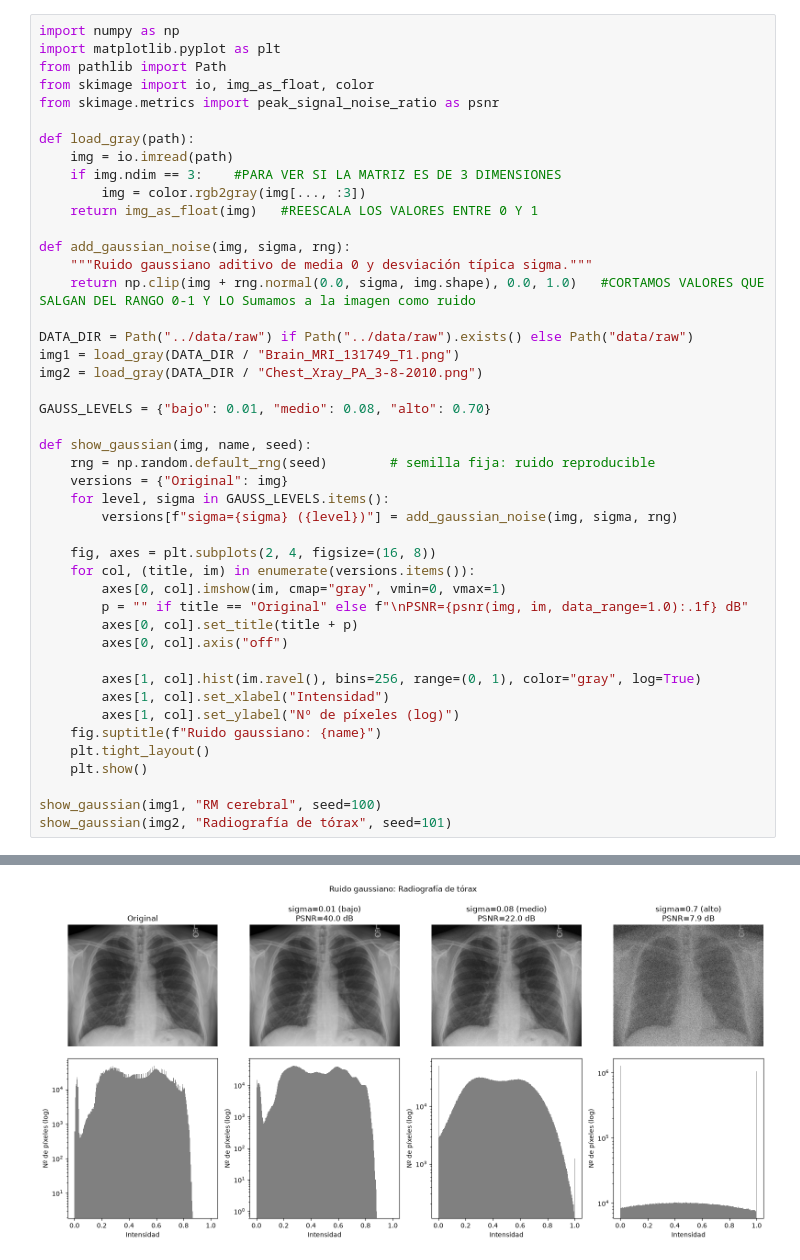
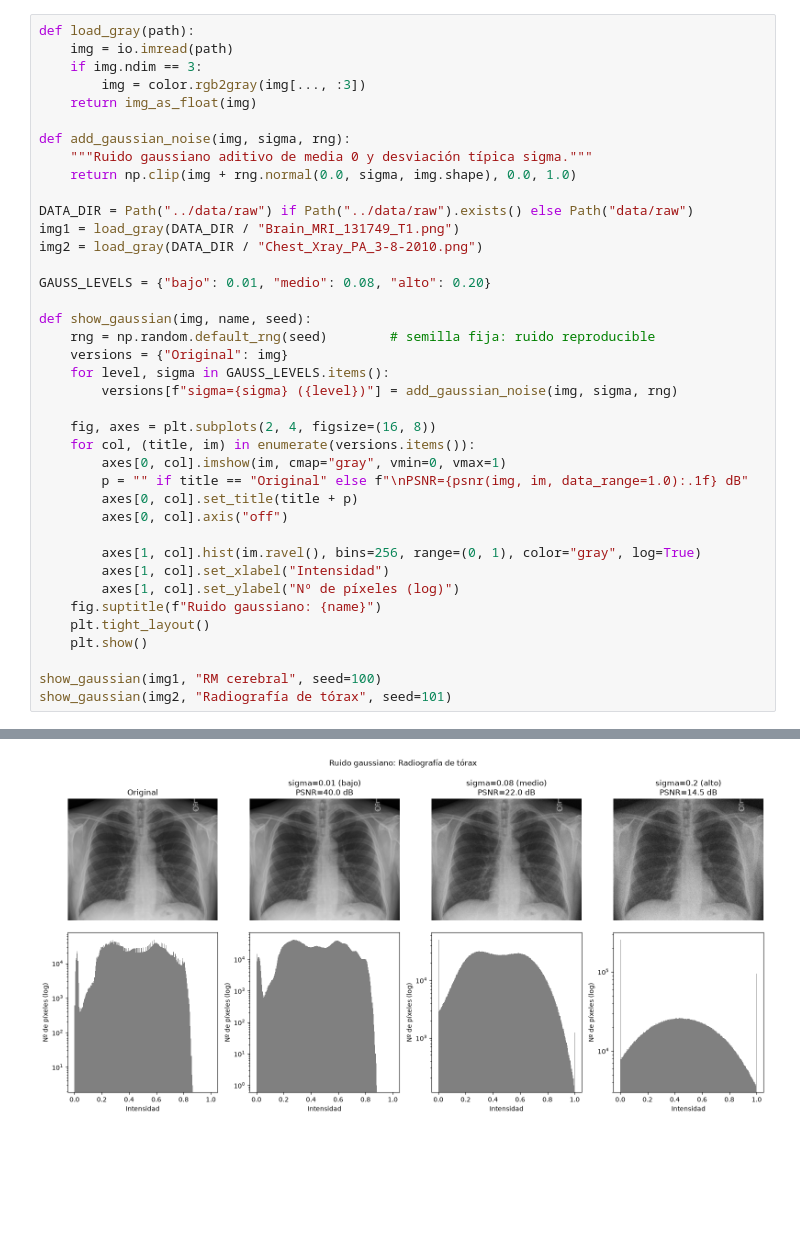
Before and after one commit to cesarrrbl06/LAB1_MIA, a Jupyter notebook: notebooks/LAB_1.ipynb, the cells around one changed output, grey strips where cells are left out. Saved outputs shown, nothing was run; the diff lists cells and outputs as text; blank space fills up the shorter version.

```diff
--- a/notebooks/LAB_1.ipynb
+++ b/notebooks/LAB_1.ipynb
@@ -35,27 +40,21 @@ plt.show()
 # %% [output]
 [figure]
 # %%
-import numpy as np
-import matplotlib.pyplot as plt
-from pathlib import Path
-from skimage import io, img_as_float, color
-from skimage.metrics import peak_signal_noise_ratio as psnr
-
 def load_gray(path):
     img = io.imread(path)
-    if img.ndim == 3:    #PARA VER SI LA MATRIZ ES DE 3 DIMENSIONES
+    if img.ndim == 3:
         img = color.rgb2gray(img[..., :3])
-    return img_as_float(img)   #REESCALA LOS VALORES ENTRE 0 Y 1
+    return img_as_float(img)
 
 def add_gaussian_noise(img, sigma, rng):
     """Ruido gaussiano aditivo de media 0 y desviación típica sigma."""
-    return np.clip(img + rng.normal(0.0, sigma, img.shape), 0.0, 1.0)   #CORTAMOS VALORES QUE SALGAN DEL RANGO 0-1 Y LO Sumamos a la imagen como ruido
+    return np.clip(img + rng.normal(0.0, sigma, img.shape), 0.0, 1.0)
 
 DATA_DIR = Path("../data/raw") if Path("../data/raw").exists() else Path("data/raw")
 img1 = load_gray(DATA_DIR / "Brain_MRI_131749_T1.png")
 img2 = load_gray(DATA_DIR / "Chest_Xray_PA_3-8-2010.png")
 
-GAUSS_LEVELS = {"bajo": 0.01, "medio": 0.08, "alto": 0.70}
+GAUSS_LEVELS = {"bajo": 0.01, "medio": 0.08, "alto": 0.20}
 
 def show_gaussian(img, name, seed):
     rng = np.random.default_rng(seed)        # semilla fija: ruido reproducible
@@ -84 +83 @@ show_gaussian(img2, "Radiografía de tórax", seed=101)
-[figure, old version]
+[figure, new version]
```
Also changed, not shown: parts of 3 cells of this notebook.
